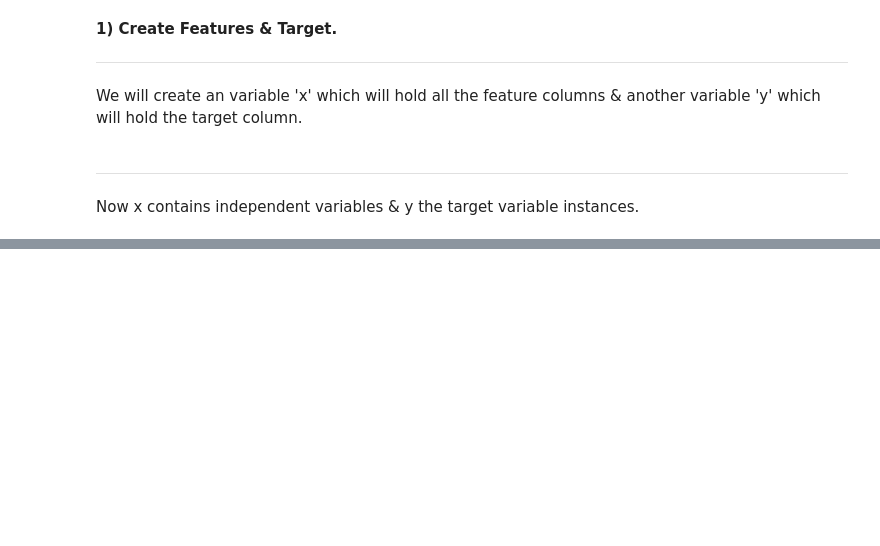
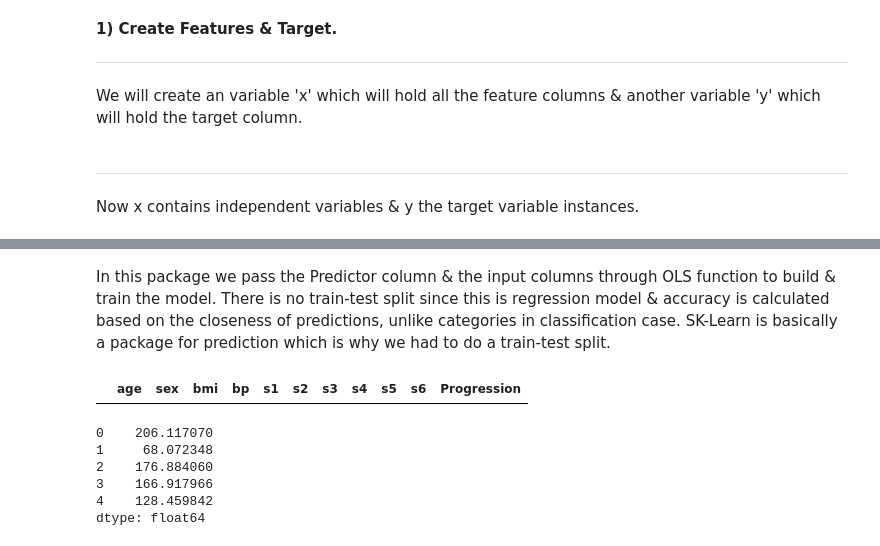
Before and after one commit to DeepakNair93/datascience_python, a Jupyter notebook: Linear_Regression.ipynb, the cells around one changed output, grey strips where cells are left out. Cells and saved outputs as stored; diff of their text form; code cells hidden in the pictures; blank space fills up the shorter version.

```diff
--- a/Linear_Regression.ipynb
+++ b/Linear_Regression.ipynb
@@ -187,0 +290,6 @@ Now x contains independent variables & y the target variable instances.
+# %% [markdown]
+In this package we pass the Predictor column & the input columns through OLS function to build & train the model. There is no train-test split since this is regression model & accuracy is calculated based on the closeness of predictions, unlike categories in classification case. SK-Learn is basically a package for prediction which is why we had to do a train-test split.
+# %%
+db_df.head(0)
+# %% [output]
+|  | age | sex | bmi | bp | s1 | s2 | s3 | s4 | s5 | s6 | Progression |
@@ -187,0 +304,9 @@ Now x contains independent variables & y the target variable instances.
+# %%
+predictions.head()
+# %% [output]
+0    206.117070
+1     68.072348
+2    176.884060
+3    166.917966
+4    128.459842
+dtype: float64
```
Also changed, not shown: parts of 27 cells of this notebook.
